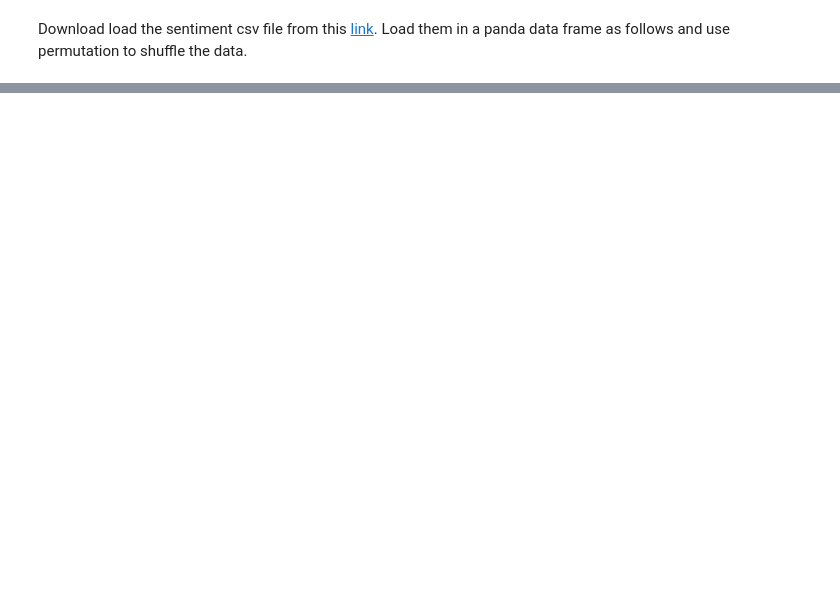
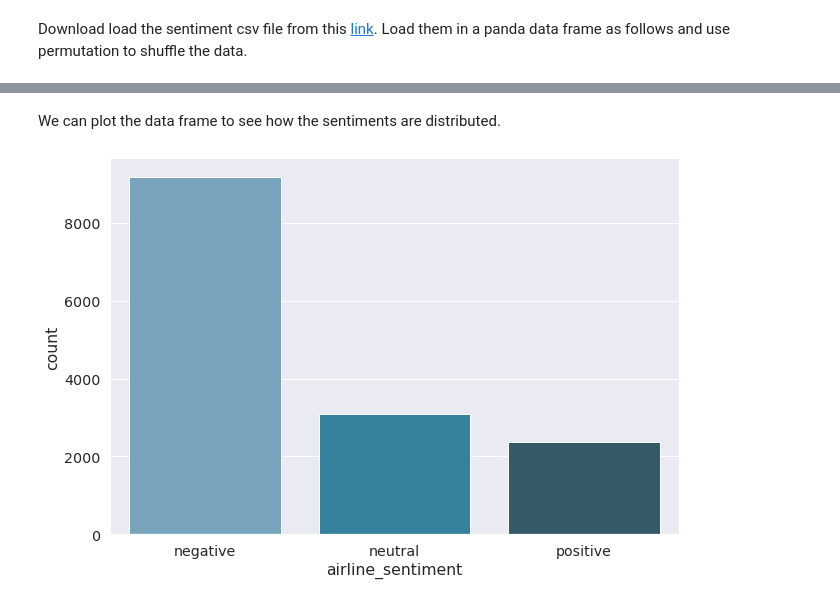
Before and after one commit to msedalatzadeh/NLP-for-Stocks, a Jupyter notebook: Jupyter-notebooks/Twitter-Sentiment.ipynb, the cells around one changed output, grey strips where cells are left out. Cells and saved outputs as stored; diff of their text form; code cells hidden in the pictures; blank space fills up the shorter version.

Commit message:
sentiment analysis notebook updated

```diff
--- a/Jupyter-notebooks/Twitter-Sentiment.ipynb
+++ b/Jupyter-notebooks/Twitter-Sentiment.ipynb
@@ -45,2 +51,7 @@ KAGGLE_ENV = os.getcwd == '/kaggle/working'
 # %% [markdown]
 Download load the sentiment csv file from this [link](https://www.kaggle.com/crowdflower/twitter-airline-sentiment). Load them in a panda data frame as follows and use permutation to shuffle the data.
+# %%
+df = pd.read_csv('../Tweets.csv')
+df = df.reindex(np.random.permutation(df.index))
+df = df[['text', 'airline_sentiment']]
+df.head()
@@ -46,0 +65,7 @@ Download load the sentiment csv file from this [link](https://www.kaggle.com/cro
+# %% [markdown]
+We can plot the data frame to see how the sentiments are distributed.
+# %%
+target_dist = sns.factorplot(x="airline_sentiment", data=df, kind="count", size=6, aspect=1.5, palette="PuBuGn_d")
+plt.show()
+# %% [output]
+[figure, added]
```
Also changed, not shown: parts of 18 cells of this notebook, 1 other file.
